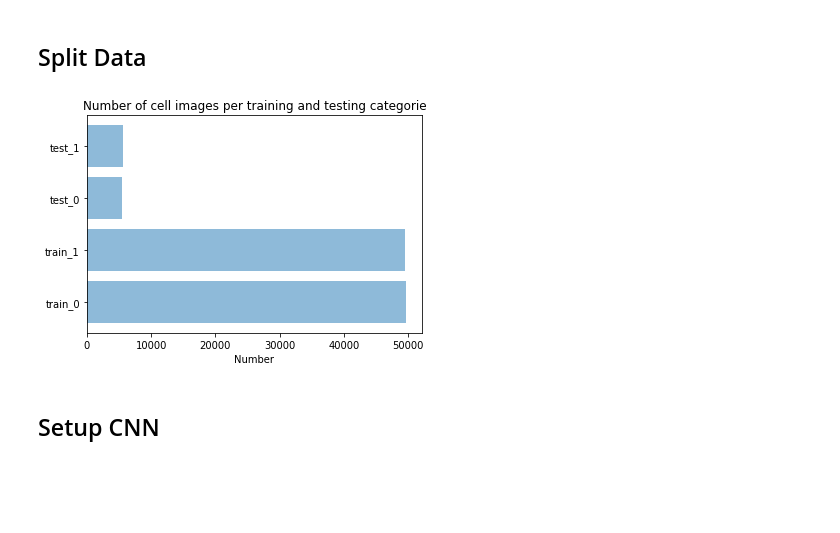
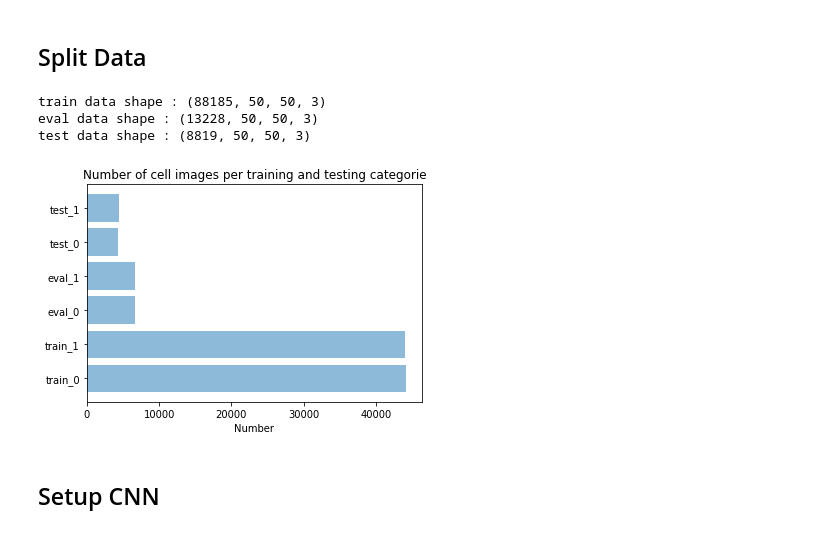
Before and after one commit to lai-la/MalariaProject, a Jupyter notebook: malaria_project_custom_implementation.ipynb, the cells around one changed output. Saved outputs shown, nothing was run; the diff lists cells and outputs as text; code cells hidden in the pictures; blank space fills up the shorter version.

Commit message:
cleaned up kernel until train model

```diff
--- a/malaria_project_custom_implementation.ipynb
+++ b/malaria_project_custom_implementation.ipynb
@@ -408,44 +418,58 @@ c_ells, l_abels = shuffle_and_normalize(c,l)
 # test_size: represent the proportion of the dataset to include in the test split
 # random_state: random_state is the random number generator; If None, the random number generator is the RandomState
 # instance used by np.random. -> optional (default:none)
-train_x, test_x, train_y, test_y = train_test_split(c_ells, l_abels,
-                                         test_size = 0.1)#,
-                                         #random_state = 111)
+train_x, x, train_y, y = train_test_split(c_ells, l_abels,
+                                         test_size = 0.2,
+                                         random_state = 111)
+eval_x, test_x, eval_y, test_y = train_test_split(x, y,
+                                         test_size = 0.4,
+                                         random_state = 111)
 # %%
-print('train data shape : {}\ntest data shape : {}'.format(train_x.shape,test_x.shape))
+print('train data shape : {}\neval data shape : {}\ntest data shape : {}'.format(train_x.shape,eval_x.shape,test_x.shape))
 # Check if no data is lost: should be 110232 in total
 #print(train_x.shape[0] + eval_x.shape[0] + test_x.shape[0])
 #print(train_y.shape[0] + eval_y.shape[0] + test_y.shape[0])
+# %% [output]
+train data shape : (88185, 50, 50, 3)
+eval data shape : (13228, 50, 50, 3)
+test data shape : (8819, 50, 50, 3)
 # %%
 # Plot split labels
 # Visualize repartition of data
-objects = ('train_0', 'train_1', 'test_0', 'test_1')
+objects = ('train_0', 'train_1','eval_0', 'eval_1', 'test_0', 'test_1')
 y_pos = np.arange(len(objects))
 a = []
 b = []
 for i in train_y:
     if i == 0:
         a.append(i)
     else:
         b.append(i)
 
 c = []
 e = []
-for j in test_y:
+for j in eval_y:
     if j == 0:
         c.append(j)
     else:
         e.append(j)
-performance = [len(a),len(b),len(c),len(e)]
+f = []
+g = []
+for k in test_y:
+    if k == 0:
+        f.append(k)
+    else:
+        g.append(k)
+performance = [len(a),len(b),len(c),len(e), len(f), len(g)]
 
 plt.barh(y_pos, performance, align='center', alpha=0.5)
 plt.yticks(y_pos, objects)
 plt.xlabel('Number')
 plt.title('Number of cell images per training and testing categorie')
 
 plt.show()
 # %% [output]
-[figure, old version]
+[figure, new version]
 # %% [markdown]
 ## Setup CNN
 # %% [markdown]
```
Also changed, not shown: parts of 22 cells of this notebook.
